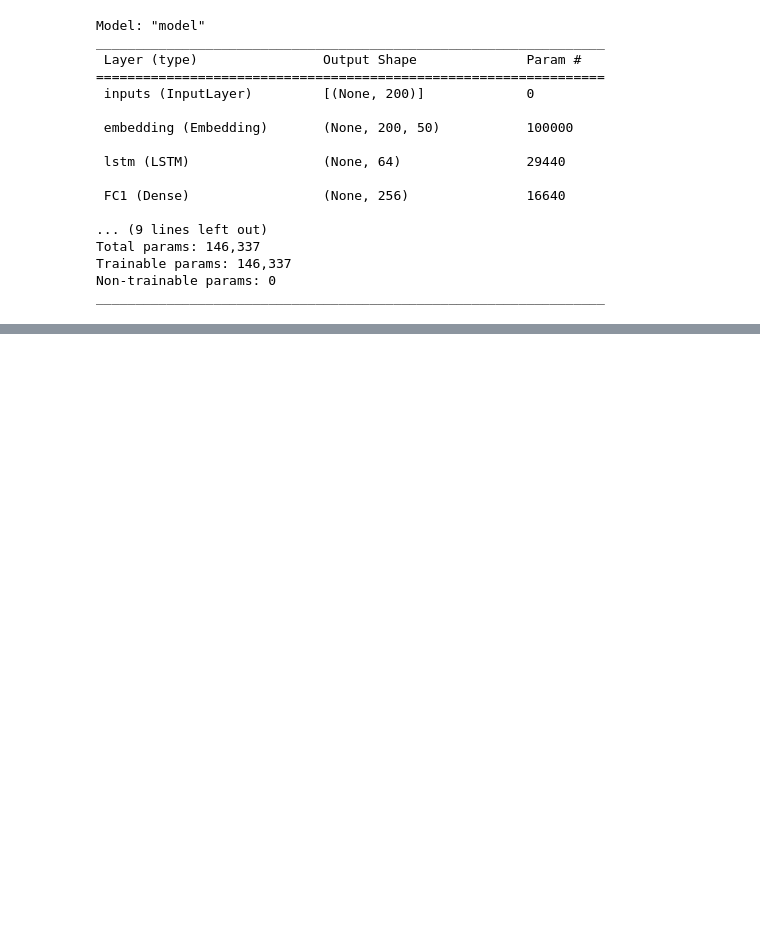
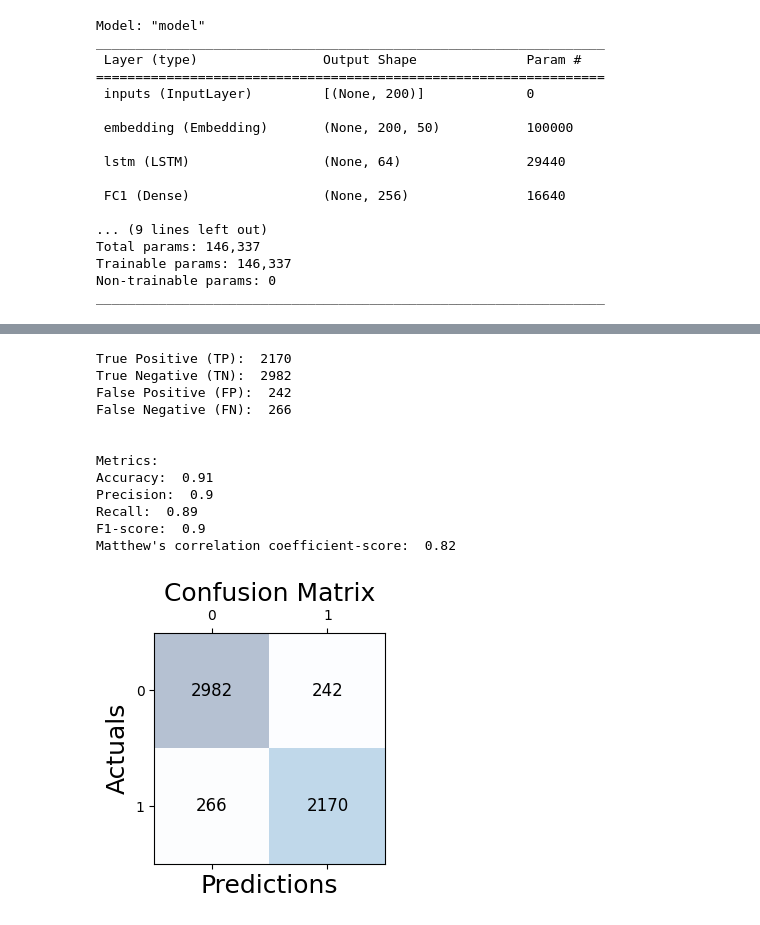
Before and after one commit to QY-W/Comments_NLP_Classification, a Jupyter notebook: Classification_LSTM.ipynb, the cells around one changed output, grey strips where cells are left out. Drawn from its saved outputs; the diff is of its cells as text; code cells hidden in the pictures; blank space fills up the shorter version.

```diff
--- a/Classification_LSTM.ipynb
+++ b/Classification_LSTM.ipynb
@@ -256,0 +371,4 @@ Test set
+# %%
+model = RNN()
+model.summary()
+model.compile(loss='binary_crossentropy',optimizer=RMSprop(),metrics=['accuracy'])
@@ -256,0 +393,3 @@ Test set
+# %%
+history = model.fit(sequences_matrix,Y_train,batch_size=128,epochs=10,
+          validation_split=0.2,callbacks=[EarlyStopping(monitor='val_loss',min_delta=0.0001)])
@@ -256,0 +401,4 @@ Test set
+# %%
+test_sequences = tokenizer.texts_to_sequences(X_test)
+test_sequences_matrix = pad_sequences(test_sequences,maxlen=MAX_LENGTH)
+accr = model.evaluate(test_sequences_matrix,Y_test)
@@ -256,0 +407,15 @@ Test set
+# %%
+predict_labels = model.predict(test_sequences_matrix)
+print('Test set\n  Loss: {:0.3f}\n  Accuracy: {:0.3f}'.format(accr[0],accr[1]))
+
+count = 0
+label_binary = []
+
+for i in predict_labels:
+    count += 1
+    if i > 0.5:
+        label_binary.append(1)
+    else:
+        label_binary.append(0)
+print(count)
+len(label_binary)
@@ -256,0 +429,16 @@ Test set
+# %%
+cal_result(Y_test, label_binary, plot_matrix = True)
+# %% [output]
+True Positive (TP):  2170
+True Negative (TN):  2982
+False Positive (FP):  242
+False Negative (FN):  266
+
+
+Metrics:
+Accuracy:  0.91
+Precision:  0.9
+Recall:  0.89
+F1-score:  0.9
+Matthew's correlation coefficient-score:  0.82
+[figure, added]
```
Also changed, not shown: parts of 18 cells of this notebook, 2 other files.
